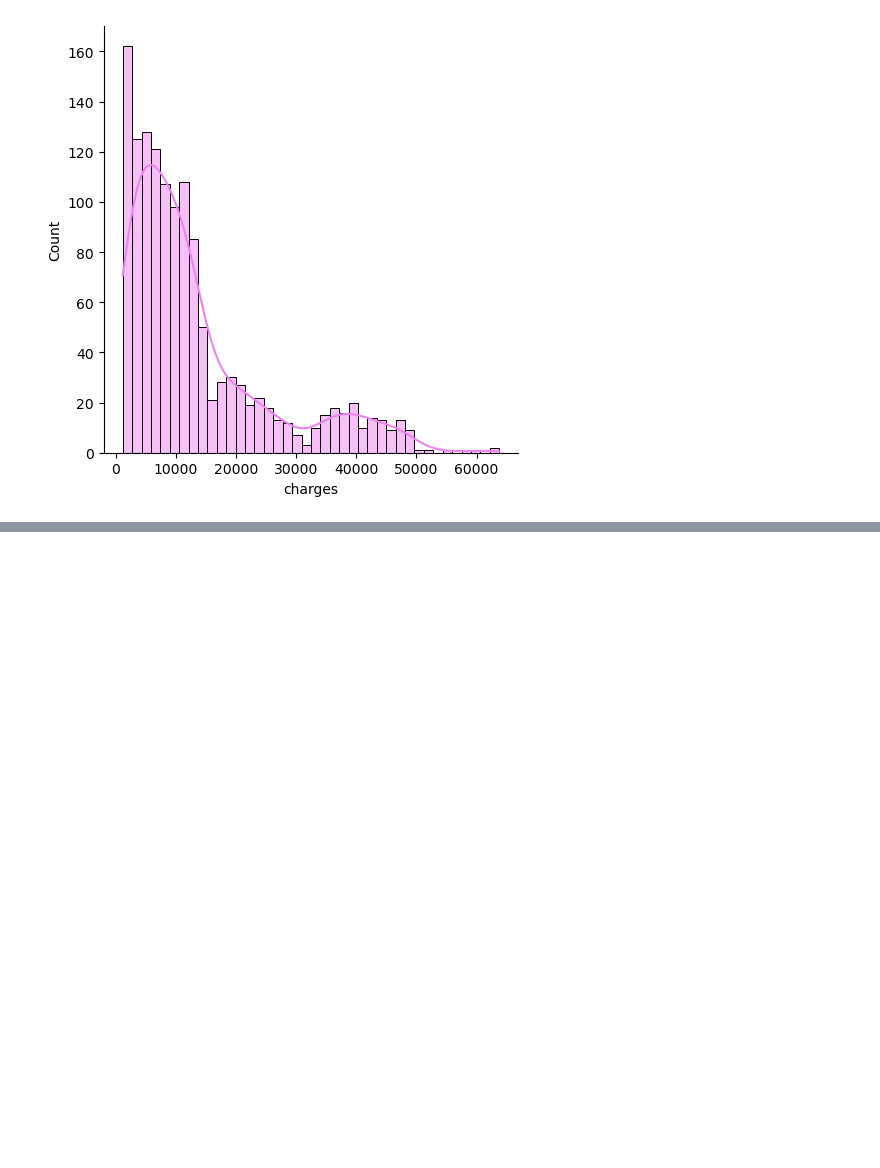
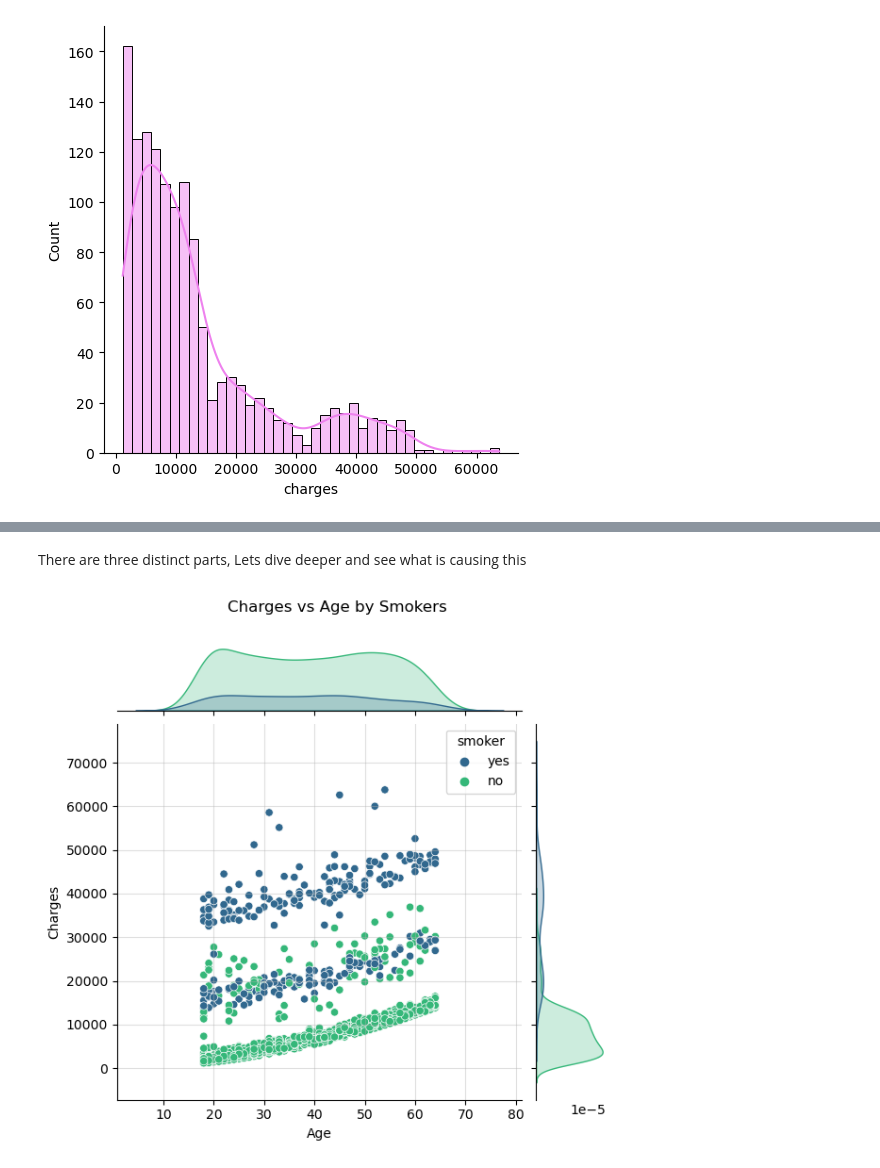
Before and after one commit to ShubhamMisar-12/MedicalCostPrediction, a Jupyter notebook: medical-cost-prediction-1.ipynb, the cells around one changed output, grey strips where cells are left out. Saved outputs shown, nothing was run; the diff lists cells and outputs as text; code cells hidden in the pictures; blank space fills up the shorter version.

```diff
--- a/medical-cost-prediction-1.ipynb
+++ b/medical-cost-prediction-1.ipynb
@@ -183,0 +82,15 @@ sns.violinplot(data=df, x="region", y="charges", hue="sex", palette = 'Set1')
+# %% [markdown]
+There are three distinct parts, Lets dive deeper and see what is causing this
+# %%
+sns.jointplot(data = df,y = "charges", x = "age", palette="viridis", hue = 'smoker')
+
+plt.subplots_adjust(top=0.9)
+plt.suptitle("Charges vs Age by Smokers")
+
+plt.grid(alpha = 0.4)
+
+plt.xlabel("Age")
+plt.ylabel("Charges")
+plt.show()
+# %% [output]
+[figure, added]
```
Also changed, not shown: parts of 62 cells of this notebook.
